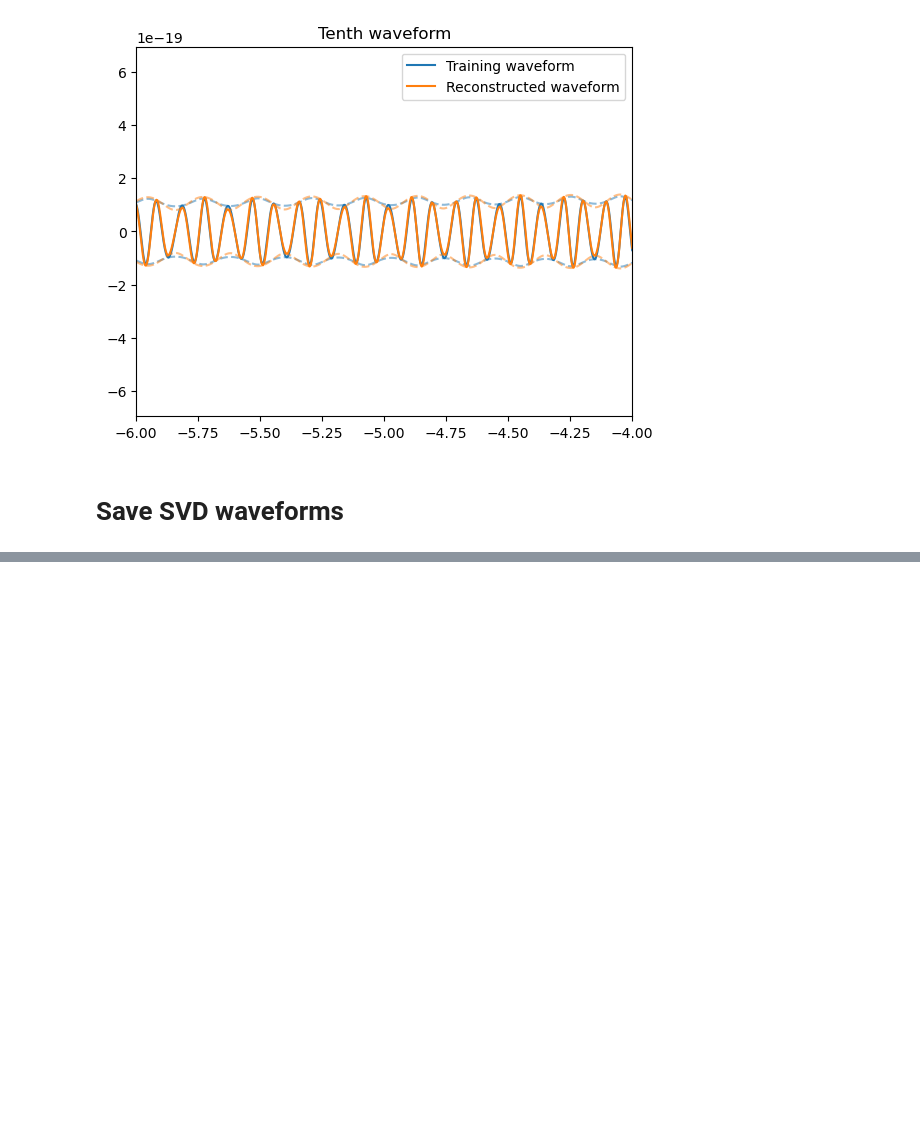
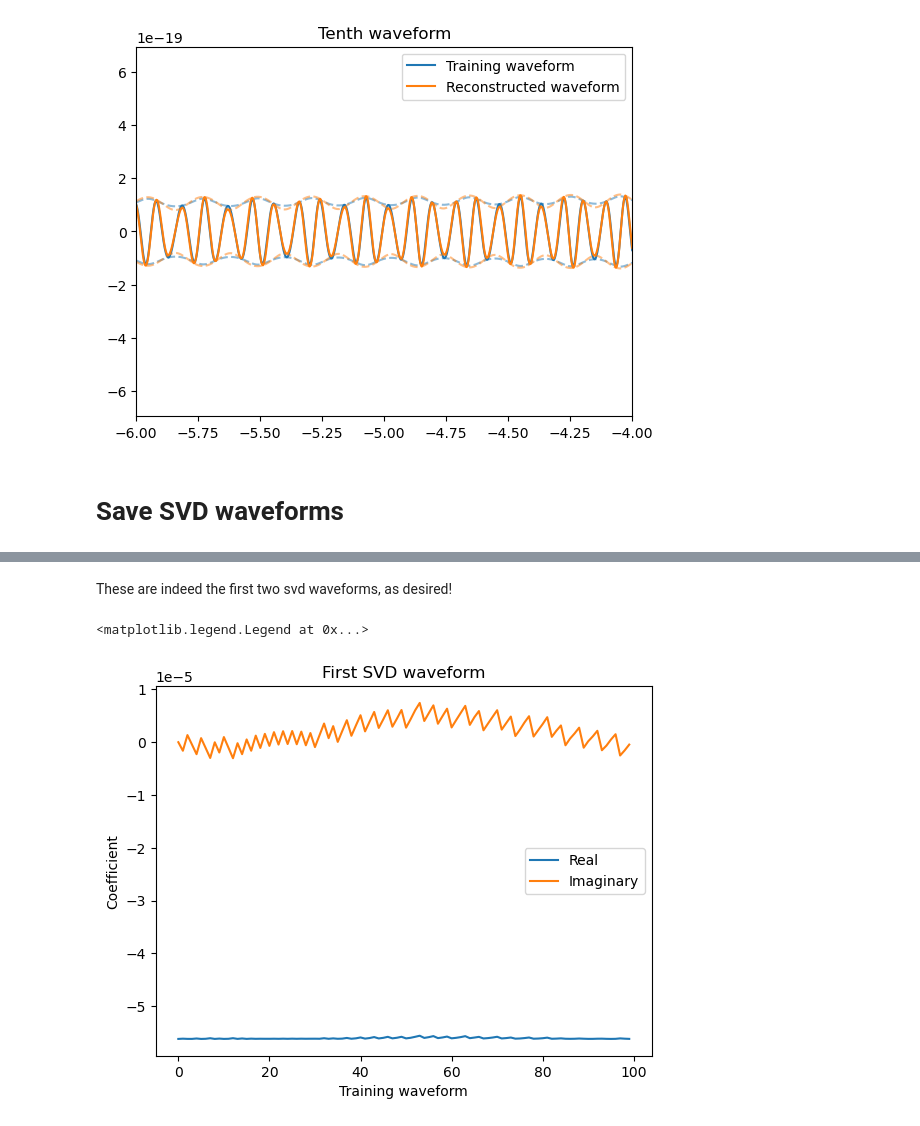
Before and after one commit to BenGPatterson/EccentricBinaries, a Jupyter notebook: notebooks/principal_component_analysis.ipynb, the cells around one changed output, grey strips where cells are left out. Saved outputs shown, nothing was run; the diff lists cells and outputs as text; code cells hidden in the pictures; blank space fills up the shorter version.

```diff
--- a/notebooks/principal_component_analysis.ipynb
+++ b/notebooks/principal_component_analysis.ipynb
@@ -394,0 +431,12 @@ save_SVD_wfs('U_matrix_2svd_100t.pkl', [U.T[0], U.T[1]])
+# %% [markdown]
+These are indeed the first two svd waveforms, as desired!
+# %%
+plt.plot(np.arange(len(Vinv_S.T[0])), np.real(Vinv_S.T[0]), label='Real')
+plt.plot(np.arange(len(Vinv_S.T[0])), np.imag(Vinv_S.T[0]), label='Imaginary')
+plt.title('First SVD waveform')
+plt.xlabel('Training waveform')
+plt.ylabel('Coefficient')
+plt.legend()
+# %% [output]
+<matplotlib.legend.Legend at 0x...>
+[figure, added]
```
Also changed, not shown: parts of 51 cells of this notebook, 3 other files.
